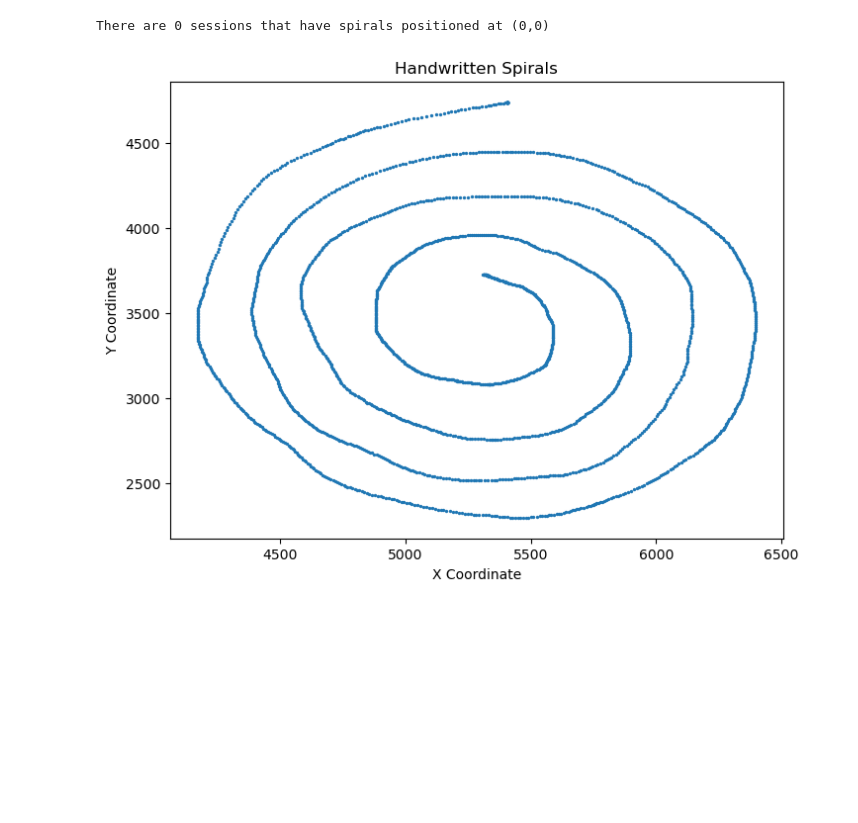
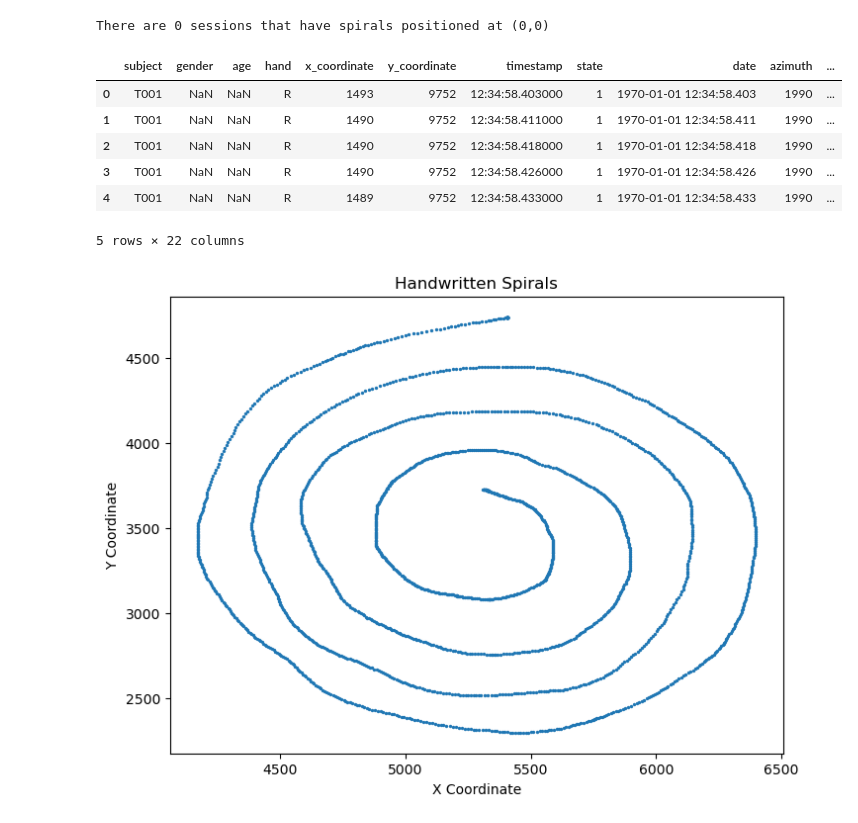
Before and after one commit to JWL16038/DATA471-Individual-Project, a Jupyter notebook: notebooks/Spirals_EDA.ipynb, the cells around one changed output. Cells and saved outputs as stored; diff of their text form; code cells hidden in the pictures; blank space fills up the shorter version.

```diff
--- a/notebooks/Spirals_EDA.ipynb
+++ b/notebooks/Spirals_EDA.ipynb
@@ -118,0 +117,22 @@ non_control_df = df[(df.subject == "T001") & (df.session == "u00005s00001_hw0000
+# %%
+def create_metrics(df):
+    df = df.copy()
+    df["dx"] = df["x_coordinate"].diff()
+    df["dy"] = df["y_coordinate"].diff()
+    df["daltitude"] = df["altitude"].diff().abs()
+    df["dpressure"] = df["pressure"].diff().abs()
+    df["dazimuth"] = df["azimuth"].diff().abs()
+    df["distance"] = np.sqrt(df["dx"] ** 2 + df["dy"] ** 2)
+    df["dt"] = pd.to_datetime(df["date"]).diff().dt.total_seconds()
+    df["speed"] = df["distance"] / df["dt"]
+    return df
+df = create_metrics(df)
+df.head()
+# %% [output]
+|  | subject | gender | age | hand | x_coordinate | y_coordinate | timestamp | state | date | azimuth | ... |
+| 0 | T001 | NaN | NaN | R | 1493 | 9752 | 12:34:58.403000 | 1 | 1970-01-01 12:34:58.403 | 1990 | ... |
+| 1 | T001 | NaN | NaN | R | 1490 | 9752 | 12:34:58.411000 | 1 | 1970-01-01 12:34:58.411 | 1990 | ... |
+| 2 | T001 | NaN | NaN | R | 1490 | 9752 | 12:34:58.418000 | 1 | 1970-01-01 12:34:58.418 | 1990 | ... |
+| 3 | T001 | NaN | NaN | R | 1490 | 9752 | 12:34:58.426000 | 1 | 1970-01-01 12:34:58.426 | 1990 | ... |
+| 4 | T001 | NaN | NaN | R | 1489 | 9752 | 12:34:58.433000 | 1 | 1970-01-01 12:34:58.433 | 1990 | ... |
+5 rows × 22 columns
```
Also changed, not shown: parts of 14 cells of this notebook.
